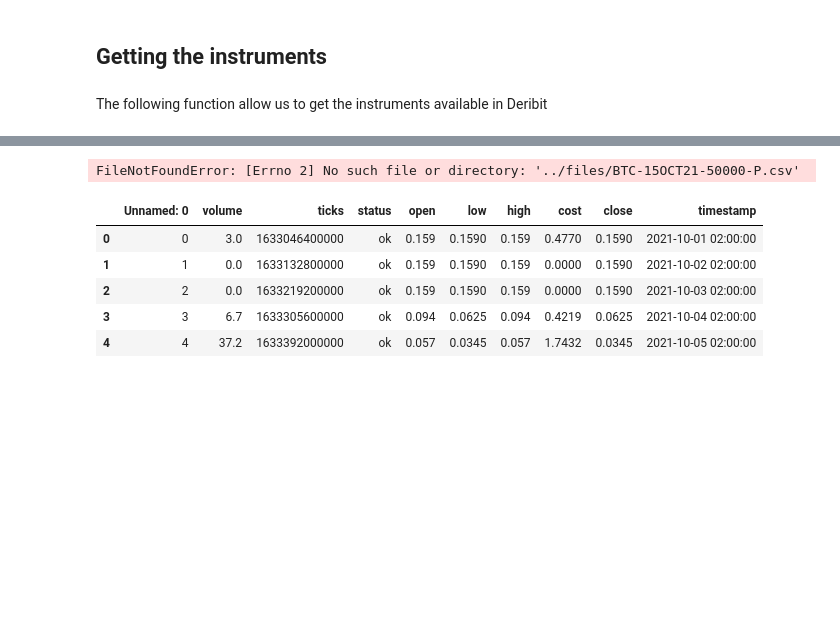
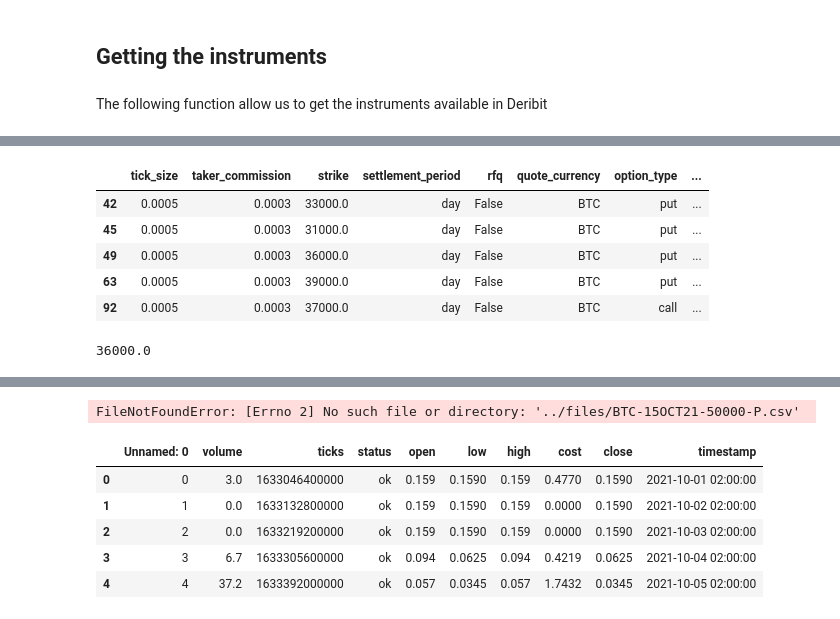
Before and after one commit to marcNY/crypto_option_dashboard, a Jupyter notebook: notebooks/demo.ipynb, the cells around one changed output, grey strips where cells are left out. Cells and saved outputs as stored; diff of their text form; code cells hidden in the pictures; blank space fills up the shorter version.

```diff
--- a/notebooks/demo.ipynb
+++ b/notebooks/demo.ipynb
@@ -38,0 +52,20 @@ instruments.head()
+# %%
+# get all options type for the closest settlement time
+date_of_interest = instruments.expiration_time.min()
+instruments.loc[
+    instruments.expiration_time == date_of_interest
+].head(5)
+# %% [output]
+|  | tick_size | taker_commission | strike | settlement_period | rfq | quote_currency | option_type | ... |
+| 42 | 0.0005 | 0.0003 | 33000.0 | day | False | BTC | put | ... |
+| 45 | 0.0005 | 0.0003 | 31000.0 | day | False | BTC | put | ... |
+| 49 | 0.0005 | 0.0003 | 36000.0 | day | False | BTC | put | ... |
+| 63 | 0.0005 | 0.0003 | 39000.0 | day | False | BTC | put | ... |
+| 92 | 0.0005 | 0.0003 | 37000.0 | day | False | BTC | call | ... |
+# %%
+# We will look at the call that has the median strike for the date_of_interest
+option_type_of_interest="call"
+strike_of_interest=instruments.loc[(instruments.expiration_time == date_of_interest) & (instruments.option_type == option_type_of_interest)].strike.median()
+print(strike_of_interest)
+# %% [output]
+36000.0
```
Also changed, not shown: parts of 8 cells of this notebook, 2 other files.
